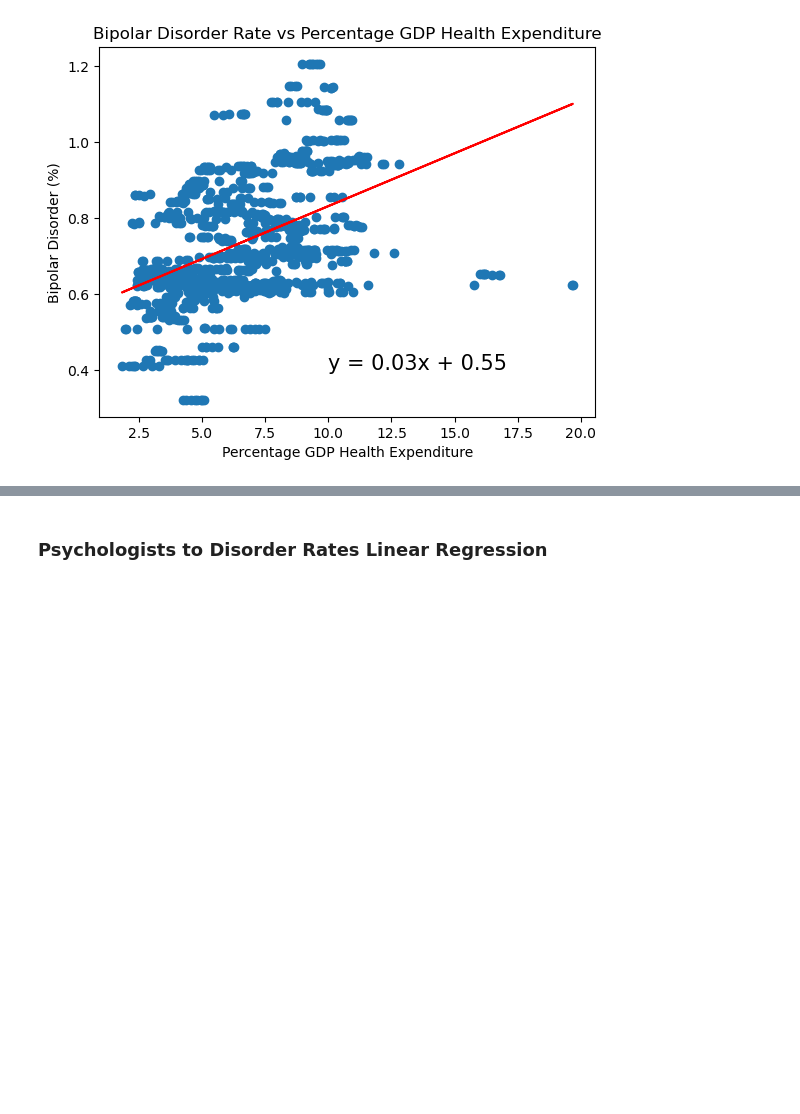
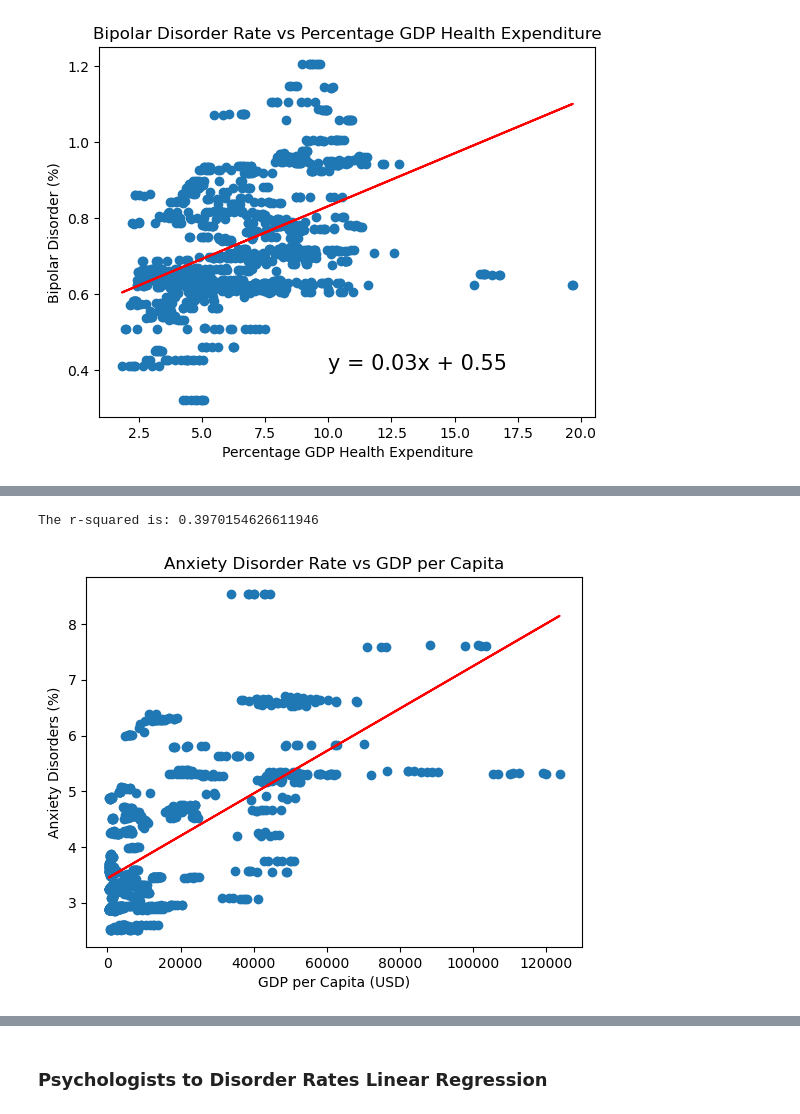
Before and after one commit to AaronCMC/Project_1, a Jupyter notebook: AaronCMC/ACMC Test.ipynb, the cells around one changed output, grey strips where cells are left out. Drawn from its saved outputs; the diff is of its cells as text; code cells hidden in the pictures; blank space fills up the shorter version.

```diff
--- a/AaronCMC/ACMC Test.ipynb
+++ b/AaronCMC/ACMC Test.ipynb
@@ -975,0 +1067,19 @@ The r-squared is: 0.21612929875854656
+# %%
+## Anxiety Disorders vs GDP per Capita
+x_values = Macro_Disorder_ext_df['GDP per Capita (USD)']
+y_values = Macro_Disorder_ext_df['Anxiety disorders (%)']
+(slope, intercept, rvalue, pvalue, stderr) = linregress(x_values, y_values)
+regress_values = x_values * slope + intercept
+line_eq = "y = " + str(round(slope,2)) + "x + " + str(round(intercept,2))
+plt.scatter(x_values, y_values)
+plt.plot(x_values, regress_values, "r-")
+plt.annotate(line_eq, (10,0.4), fontsize=15, color="black")
+plt.xlabel("GDP per Capita (USD)")
+plt.ylabel("Anxiety Disorders (%)")
+plt.title("Anxiety Disorder Rate vs GDP per Capita")
+print(f"The r-squared is: {rvalue**2}")
+plt.savefig("Output_PNG/GDPperCap_vs_Anxiety.png")
+plt.show()
+# %% [output]
+The r-squared is: 0.3970154626611946
+[figure, added]
```
Also changed, not shown: parts of 23 cells of this notebook, 4 other files.
